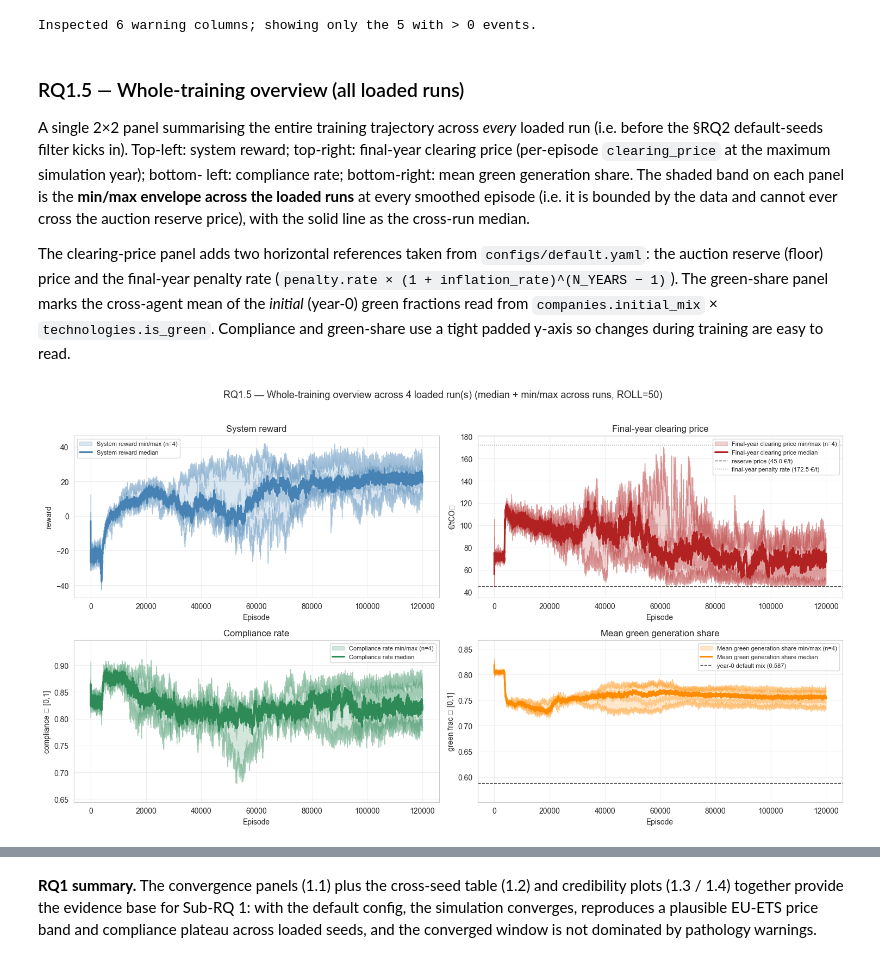
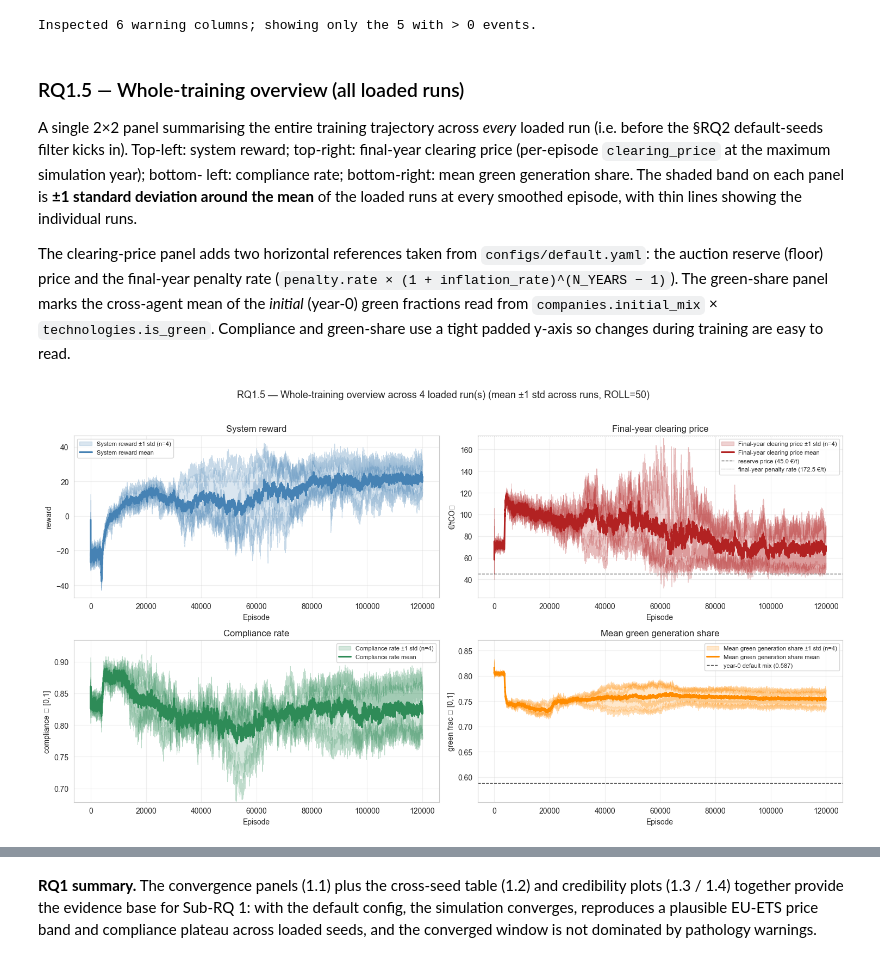
Before and after one commit to DJH961/Thesis-Energy-Auction, a Jupyter notebook: notebooks/ets_marl - Default RQ Analysis.ipynb, the cells around one changed output, grey strips where cells are left out. Drawn from its saved outputs; the diff is of its cells as text; code cells hidden in the pictures.

Commit message:
Default & Episode Viewer

```diff
--- a/notebooks/ets_marl - Default RQ Analysis.ipynb
+++ b/notebooks/ets_marl - Default RQ Analysis.ipynb
@@ -679,10 +679,9 @@ A single 2×2 panel summarising the entire training trajectory across
 in). Top-left: system reward; top-right: final-year clearing price
 (per-episode `clearing_price` at the maximum simulation year); bottom-
 left: compliance rate; bottom-right: mean green generation share. The
-shaded band on each panel is the **min/max envelope across the loaded
-runs** at every smoothed episode (i.e. it is bounded by the data and
-cannot ever cross the auction reserve price), with the solid line as
-the cross-run median.
+shaded band on each panel is **±1 standard deviation around the mean**
+of the loaded runs at every smoothed episode, with thin lines showing the
+individual runs.
 
 The clearing-price panel adds two horizontal references taken from
 `configs/default.yaml`: the auction reserve (floor) price and the
@@ -694,7 +693,7 @@ green-share use a tight padded y-axis so changes during training are
 easy to read.
 # %%
 # 2x2 whole-training overview across all loaded runs.
-# Episode-axis fan charts (median + min/max band across runs, smoothed by ROLL).
+# Episode-axis fan charts (mean ±1 std band across runs, smoothed by ROLL).
 
 def _final_year_clearing_by_ep(run):
     """Per-episode clearing price in the final simulation year."""
@@ -727,33 +726,33 @@ if _mix and _green_idx:
 else:
     START_GREEN_FRAC = float('nan')
 
-def _minmax_fan(df_wide, ax, *, color, label, smooth=ROLL):
-    """Plot median + min/max band (across runs) of `df_wide` on `ax`,
-    plus thin per-run lines. Min/max keeps the band inside the data."""
+def _std_fan(df_wide, ax, *, color, label, smooth=ROLL):
+    """Plot mean ±1 std band (across runs) of `df_wide` on `ax`, plus thin per-run lines."""
     if df_wide.empty:
         ax.text(0.5, 0.5, 'no data', ha='center', va='center', transform=ax.transAxes)
         return
     sm = df_wide.rolling(smooth, min_periods=1).mean()
-    med = sm.median(axis=1)
-    lo = sm.min(axis=1)
-    hi = sm.max(axis=1)
+    mean = sm.mean(axis=1)
+    std = sm.std(axis=1).fillna(0.0)
     n = sm.shape[1]
     for col in sm.columns:
         ax.plot(sm.index, sm[col].values, color=color, lw=0.6, alpha=0.30)
-    ax.fill_between(sm.index, lo.values, hi.values, color=color, alpha=0.20,
-                    label=f'{label} min/max (n={n})')
-    ax.plot(sm.index, med.values, color=color, lw=2.2, label=f'{label} median')
+    ax.fill_between(sm.index, (mean - std).values, (mean + std).values,
+                    color=color, alpha=0.20, label=f'{label} ±1 std (n={n})')
+    ax.plot(sm.index, mean.values, color=color, lw=2.2, label=f'{label} mean')
     ax.grid(True, alpha=0.3)
     ax.legend(fontsize=8, loc='best')
 
-def _padded_ylim_minmax(df_wide, *, smooth=ROLL, pad_frac=0.10, include=None,
-                        lo_clip=None, hi_clip=None):
-    """Tight padded (ymin, ymax) around the smoothed min/max envelope."""
+def _padded_ylim_std(df_wide, *, smooth=ROLL, pad_frac=0.10, include=None,
+                     lo_clip=None, hi_clip=None):
+    """Tight padded (ymin, ymax) around the smoothed mean ±1 std band."""
     if df_wide.empty:
         return None
     sm = df_wide.rolling(smooth, min_periods=1).mean()
-    lo = float(sm.min(axis=1).min())
-    hi = float(sm.max(axis=1).max())
+    mean = sm.mean(axis=1)
+    std = sm.std(axis=1).fillna(0.0)
+    lo = float((mean - std).min())
+    hi = float((mean + std).max())
     if include is not None and not np.isnan(include):
         lo = min(lo, float(include))
         hi = max(hi, float(include))
@@ -790,43 +789,43 @@ overview_panels = {
 
 fig, axes = plt.subplots(2, 2, figsize=(15, 8))
 for ax, (title, (df_wide, ylabel, color)) in zip(axes.ravel(), overview_panels.items()):
-    _minmax_fan(df_wide, ax, color=color, label=title)
+    _std_fan(df_wide, ax, color=color, label=title)
     ax.set(title=title, xlabel='Episode', ylabel=ylabel)
     if title == 'Final-year clearing price':
         _refs = [v for v in (RESERVE_PRICE, FINAL_YEAR_PENALTY_RATE) if not np.isnan(v)]
-        ylim = _padded_ylim_minmax(df_wide, pad_frac=0.08,
-                                   include=None)
+        ylim = _padded_ylim_std(df_wide, pad_frac=0.08,
+                                include=None)
         if ylim is not None:
             lo, hi = ylim
             for r in _refs:
                 lo = min(lo, r); hi = max(hi, r)
             ax.set_ylim(lo, hi)
         if not np.isnan(RESERVE_PRICE):
             ax.axhline(RESERVE_PRICE, color='black', lw=1.0, linestyle='--', alpha=0.7,
                        label=f'reserve price ({RESERVE_PRICE:.1f} €/t)')
         if not np.isnan(FINAL_YEAR_PENALTY_RATE):
             ax.axhline(FINAL_YEAR_PENALTY_RATE, color='dimgray', lw=1.0, linestyle=':', alpha=0.8,
                        label=f'final-year penalty rate ({FINAL_YEAR_PENALTY_RATE:.1f} €/t)')
         if _refs:
             ax.legend(fontsize=8, loc='best')
     elif title == 'Compliance rate':
-        ylim = _padded_ylim_minmax(df_wide, pad_frac=0.15, lo_clip=0.0, hi_clip=1.02)
+        ylim = _padded_ylim_std(df_wide, pad_frac=0.15, lo_clip=0.0, hi_clip=1.02)
         if ylim is not None:
             ax.set_ylim(*ylim)
     elif title == 'Mean green generation share':
-        ylim = _padded_ylim_minmax(df_wide, pad_frac=0.15, include=START_GREEN_FRAC,
-                                   lo_clip=0.0, hi_clip=1.0)
+        ylim = _padded_ylim_std(df_wide, pad_frac=0.15, include=START_GREEN_FRAC,
+                                lo_clip=0.0, hi_clip=1.0)
         if ylim is not None:
             ax.set_ylim(*ylim)
         if not np.isnan(START_GREEN_FRAC):
             ax.axhline(START_GREEN_FRAC, color='black', lw=1.0, linestyle='--', alpha=0.7,
                        label=f'year-0 default mix ({START_GREEN_FRAC:.3f})')
             ax.legend(fontsize=8, loc='best')
 
 plt.suptitle(f'RQ1.5 — Whole-training overview across {len(runs)} loaded run(s) '
-             f'(median + min/max across runs, ROLL={ROLL})', fontsize=13, y=1.02)
+             f'(mean ±1 std across runs, ROLL={ROLL})', fontsize=13, y=1.02)
 plt.tight_layout(); plt.show()
 # %% [output]
-[figure, old version]
+[figure, new version]
 # %%
 # Companion data table for the RQ1.5 overview figure: absolute values
```
Also changed, not shown: parts of 25 cells of this notebook, 2 other files.
